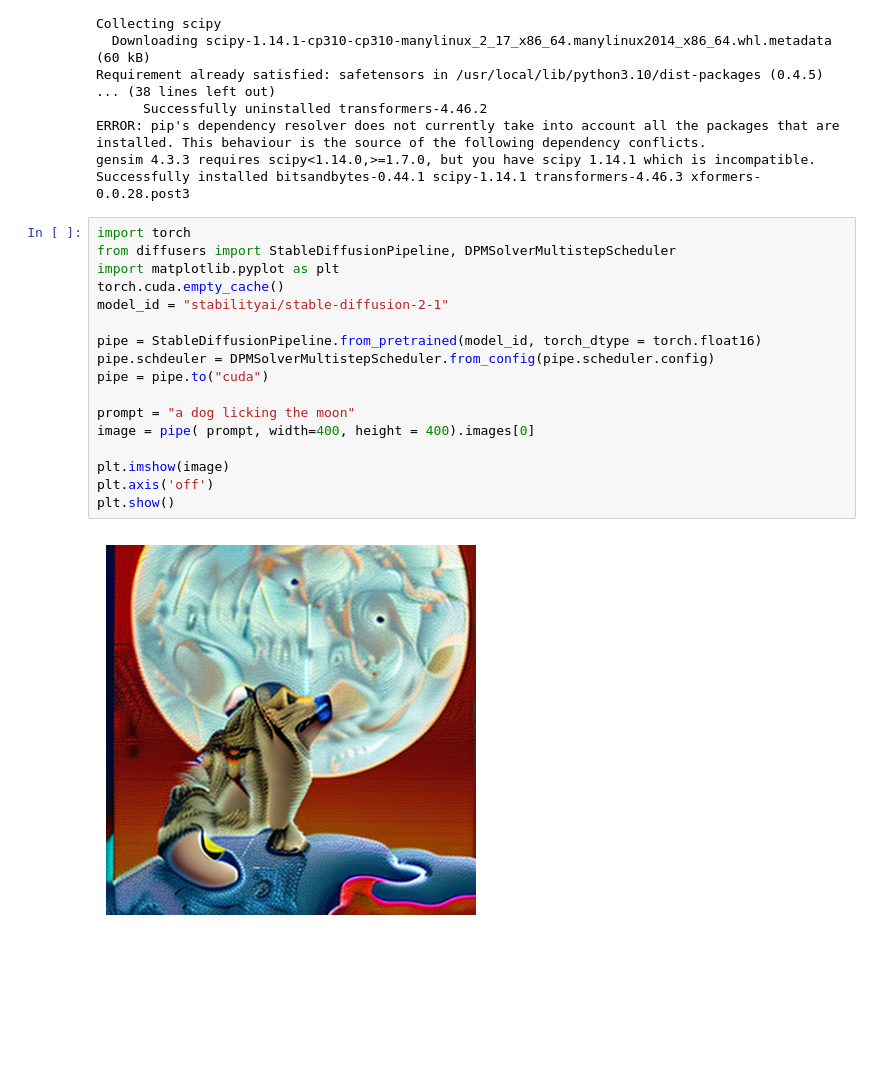
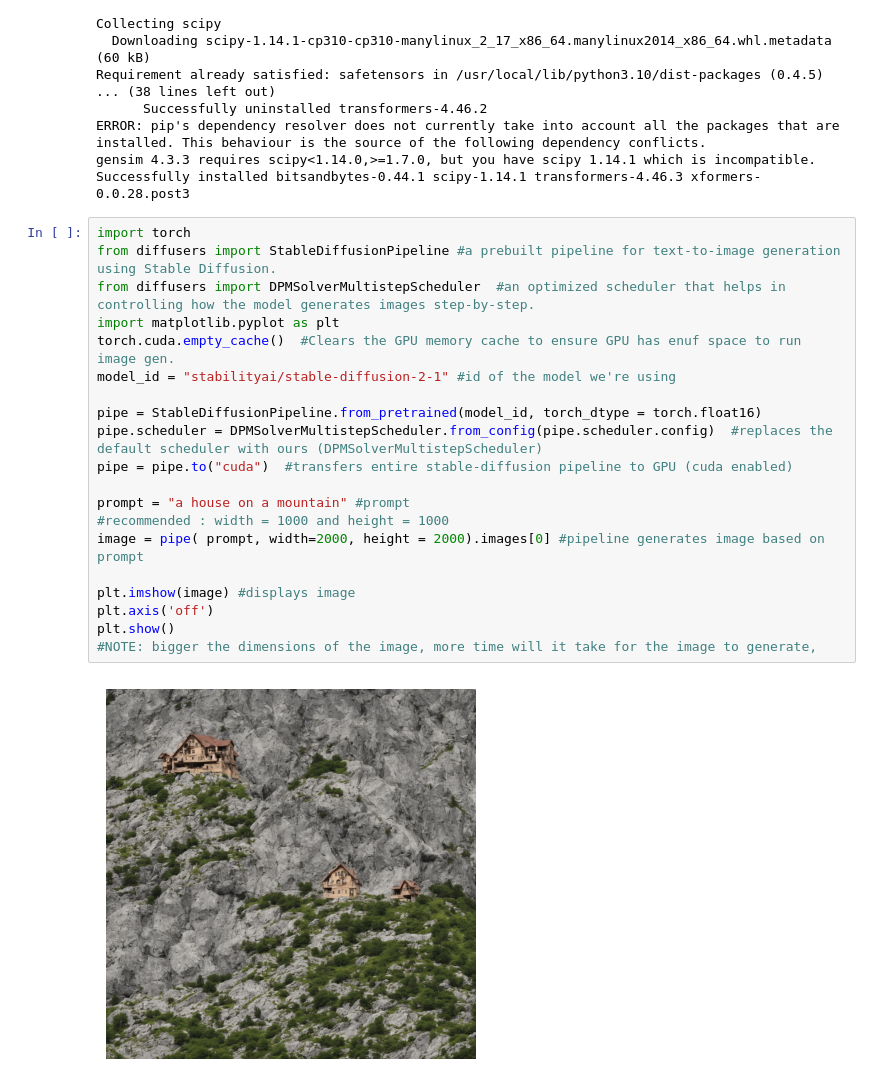
Before and after one commit to rattlesczck/image-generator, a Jupyter notebook: image_gen.ipynb, the cells around one changed output. Cells and saved outputs as stored; diff of their text form; blank space fills up the shorter version.

```diff
--- a/image_gen.ipynb
+++ b/image_gen.ipynb
@@ -22,20 +22,23 @@ gensim 4.3.3 requires scipy<1.14.0,>=1.7.0, but you have scipy 1.14.1 which is i
 Successfully installed bitsandbytes-0.44.1 scipy-1.14.1 transformers-4.46.3 xformers-0.0.28.post3
 # %%
 import torch
-from diffusers import StableDiffusionPipeline, DPMSolverMultistepScheduler
+from diffusers import StableDiffusionPipeline #a prebuilt pipeline for text-to-image generation using Stable Diffusion.
+from diffusers import DPMSolverMultistepScheduler  #an optimized scheduler that helps in controlling how the model generates images step-by-step.
 import matplotlib.pyplot as plt
-torch.cuda.empty_cache()
-model_id = "stabilityai/stable-diffusion-2-1"
+torch.cuda.empty_cache()  #Clears the GPU memory cache to ensure GPU has enuf space to run image gen.
+model_id = "stabilityai/stable-diffusion-2-1" #id of the model we're using
 
 pipe = StableDiffusionPipeline.from_pretrained(model_id, torch_dtype = torch.float16)
-pipe.schdeuler = DPMSolverMultistepScheduler.from_config(pipe.scheduler.config)
-pipe = pipe.to("cuda")
+pipe.scheduler = DPMSolverMultistepScheduler.from_config(pipe.scheduler.config)  #replaces the default scheduler with ours (DPMSolverMultistepScheduler)
+pipe = pipe.to("cuda")  #transfers entire stable-diffusion pipeline to GPU (cuda enabled)
 
-prompt = "a dog licking the moon"
-image = pipe( prompt, width=400, height = 400).images[0]
+prompt = "a house on a mountain" #prompt
+#recommended : width = 1000 and height = 1000
+image = pipe( prompt, width=2000, height = 2000).images[0] #pipeline generates image based on prompt
 
-plt.imshow(image)
+plt.imshow(image) #displays image
 plt.axis('off')
 plt.show()
+#NOTE: bigger the dimensions of the image, more time will it take for the image to generate,
 # %% [output]
-[figure, old version]
+[figure, new version]
```
